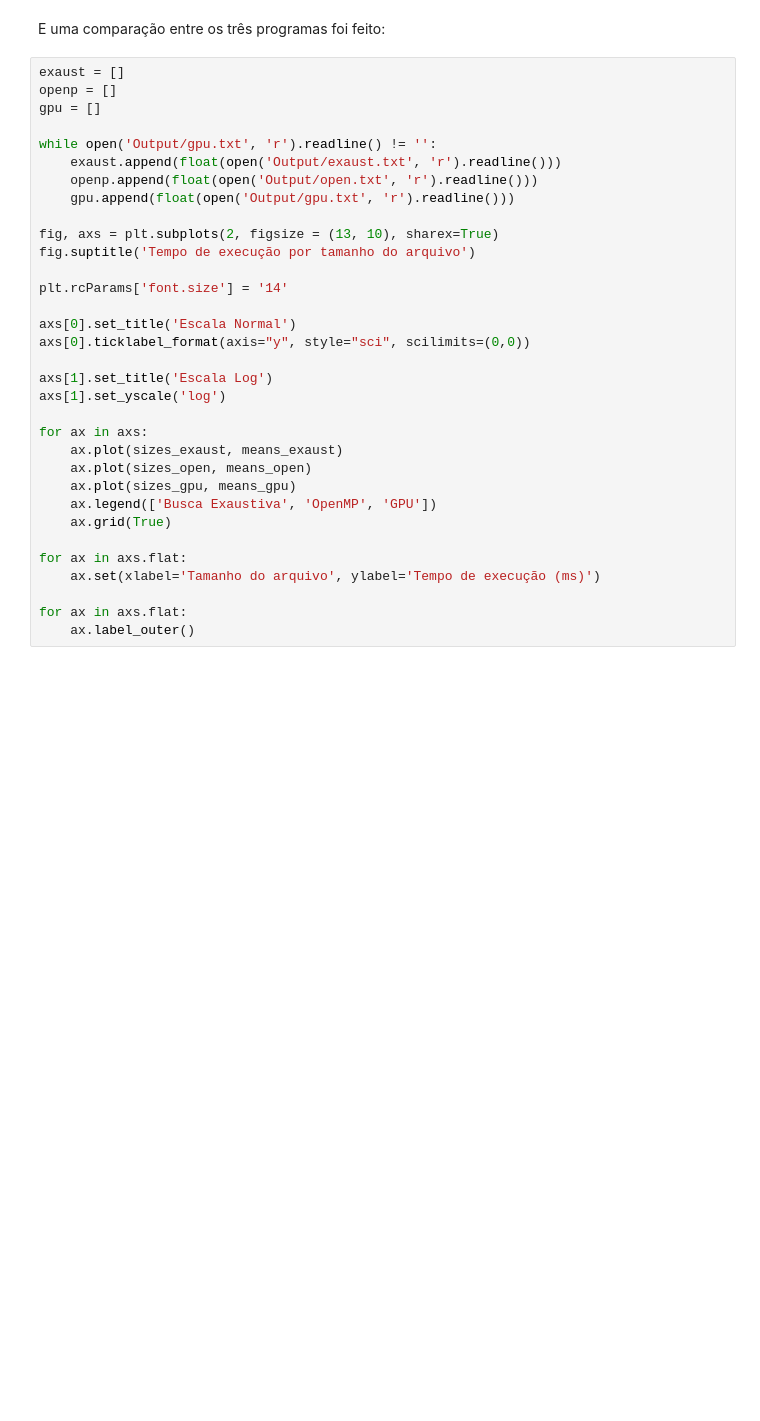
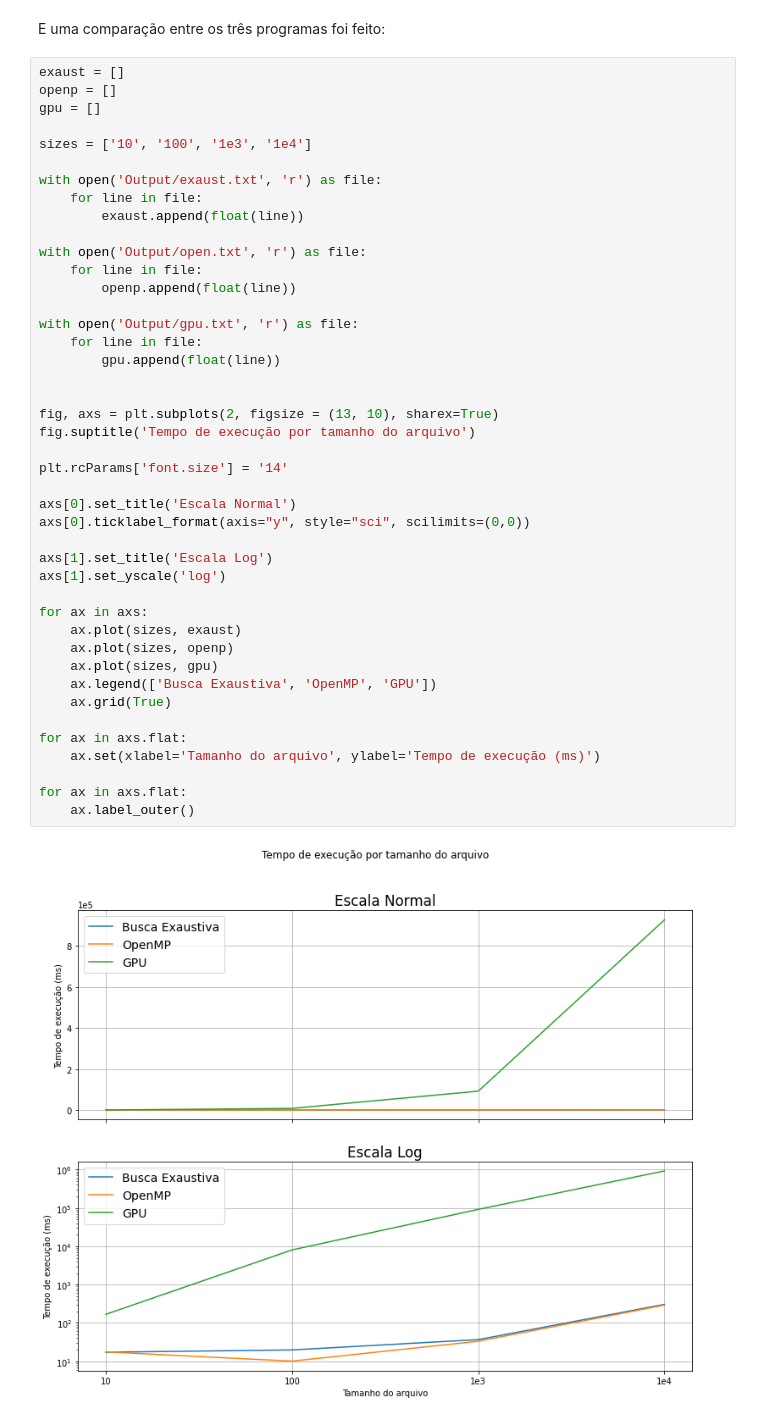
Before and after one commit to FidyBack/Heuristica, a Jupyter notebook: Relatorio_Final/Relatorio_Abel.ipynb, the cells around one changed output. Drawn from its saved outputs; the diff is of its cells as text; blank space fills up the shorter version.

```diff
--- a/Relatorio_Final/Relatorio_Abel.ipynb
+++ b/Relatorio_Final/Relatorio_Abel.ipynb
@@ -112,33 +116,45 @@ E uma comparação entre os três programas foi feito:
 # %%
 exaust = []
 openp = []
 gpu = []
 
-while open('Output/gpu.txt', 'r').readline() != '':
-    exaust.append(float(open('Output/exaust.txt', 'r').readline()))
-    openp.append(float(open('Output/open.txt', 'r').readline()))
-    gpu.append(float(open('Output/gpu.txt', 'r').readline()))
+sizes = ['10', '100', '1e3', '1e4']
+
+with open('Output/exaust.txt', 'r') as file:
+    for line in file:
+        exaust.append(float(line))
+
+with open('Output/open.txt', 'r') as file:
+    for line in file:
+        openp.append(float(line))
+
+with open('Output/gpu.txt', 'r') as file:
+    for line in file:
+        gpu.append(float(line))
+
 
 fig, axs = plt.subplots(2, figsize = (13, 10), sharex=True)
 fig.suptitle('Tempo de execução por tamanho do arquivo')
 
 plt.rcParams['font.size'] = '14'
 
 axs[0].set_title('Escala Normal')
 axs[0].ticklabel_format(axis="y", style="sci", scilimits=(0,0))
 
 axs[1].set_title('Escala Log')
 axs[1].set_yscale('log')
 
 for ax in axs:
-    ax.plot(sizes_exaust, means_exaust)
-    ax.plot(sizes_open, means_open)
-    ax.plot(sizes_gpu, means_gpu)
+    ax.plot(sizes, exaust)
+    ax.plot(sizes, openp)
+    ax.plot(sizes, gpu)
     ax.legend(['Busca Exaustiva', 'OpenMP', 'GPU'])
     ax.grid(True)
 
 for ax in axs.flat:
     ax.set(xlabel='Tamanho do arquivo', ylabel='Tempo de execução (ms)')
 
 for ax in axs.flat:
     ax.label_outer()
+# %% [output]
+[figure, added]
```
Also changed, not shown: parts of 5 cells of this notebook, 1 other file.
